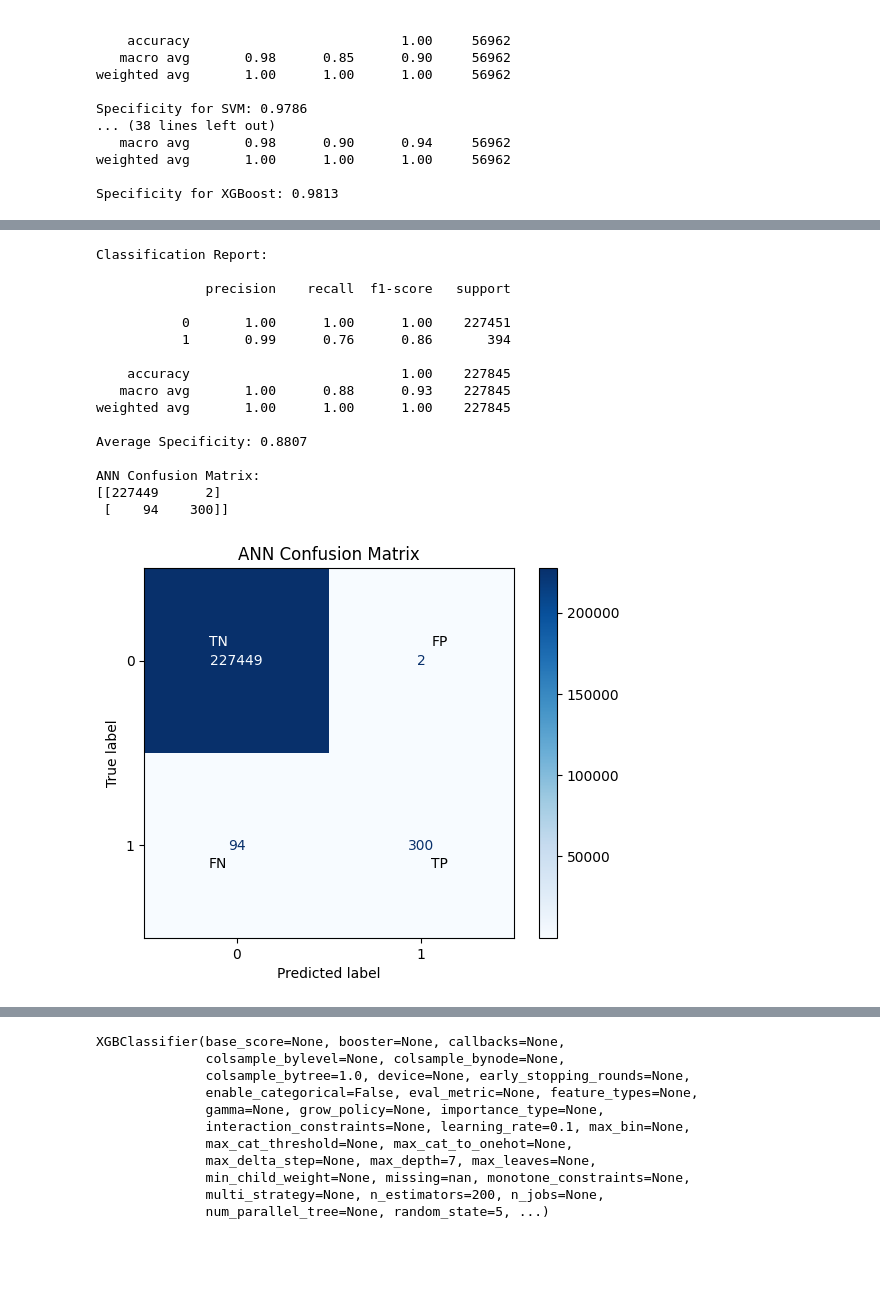
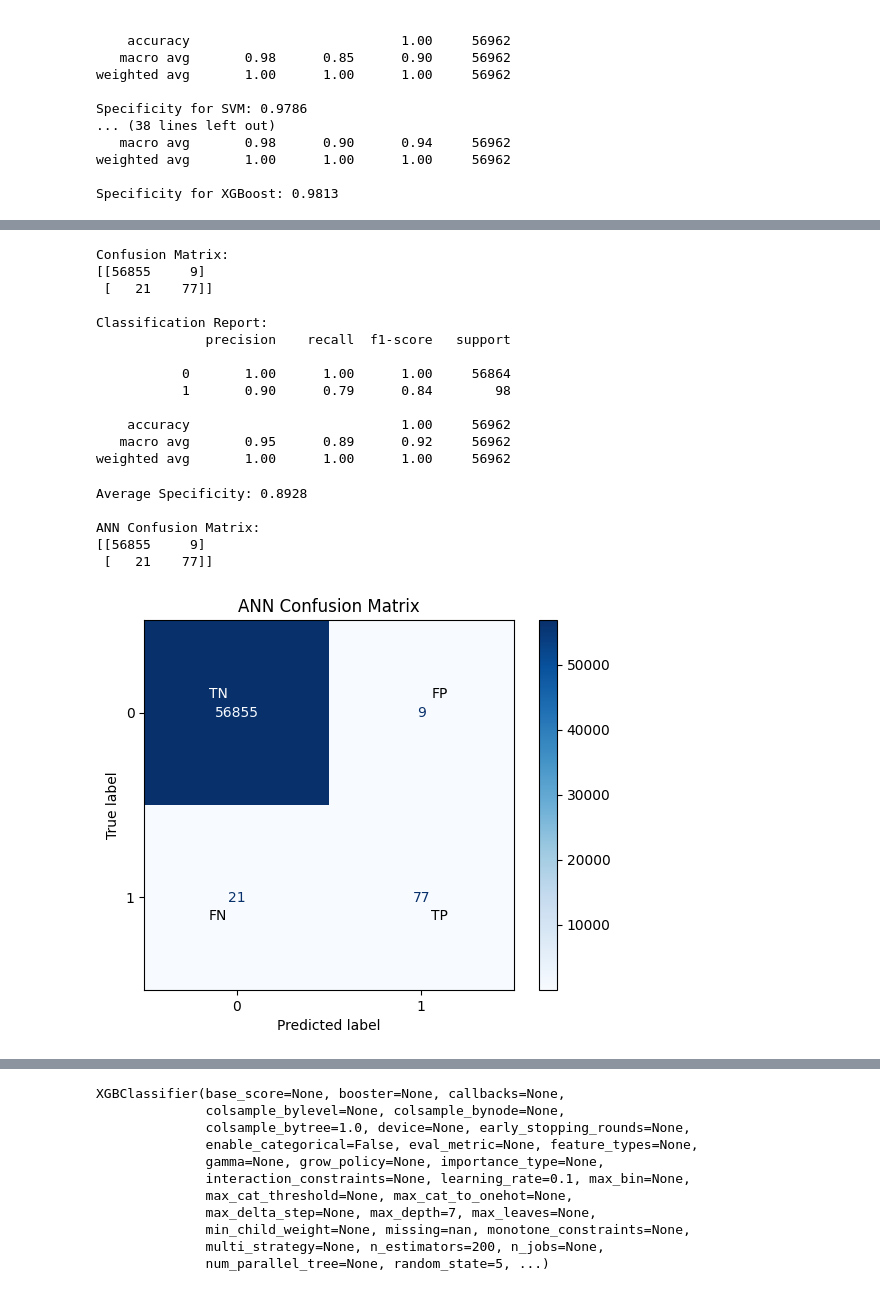
Before and after one commit to Oshgig/FRAUD-DETECTION, a Jupyter notebook: Project_code.ipynb, the cells around one changed output, grey strips where cells are left out. Drawn from its saved outputs; the diff is of its cells as text; code cells hidden in the pictures; blank space fills up the shorter version.

```diff
--- a/Project_code.ipynb
+++ b/Project_code.ipynb
@@ -580,46 +570,56 @@ weighted avg       1.00      1.00      1.00    227845
+# %%
+# Confusion Matrix and Classification Report
+conf_matrix = confusion_matrix(y_test, y_pred)
+class_report = classification_report(y_test, y_pred)
+
+# Print the results
+print("Confusion Matrix:")
+print(conf_matrix)
+
+print("\nClassification Report:")
+print(class_report)
+# %% [output]
+Confusion Matrix:
+[[56855     9]
+ [   21    77]]
+
+Classification Report:
+              precision    recall  f1-score   support
+
+           0       1.00      1.00      1.00     56864
+           1       0.90      0.79      0.84        98
+
+    accuracy                           1.00     56962
+   macro avg       0.95      0.89      0.92     56962
+weighted avg       1.00      1.00      1.00     56962
 # %%
-conf_matrix = confusion_matrix(y_train, predictions_labels)
 # Calculate specificity for each class
 num_classes = conf_matrix.shape[0]
 specificities = []
 
 for i in range(num_classes):
     # True Negatives (TN) for class i
     tn = np.sum([conf_matrix[j, j] for j in range(num_classes) if j != i])
     # False Positives (FP) for class i
     fp = np.sum(conf_matrix[:, i]) - conf_matrix[i, i]
     # Calculate specificity
     specificity = tn / (tn + fp) if (tn + fp) != 0 else 0
     specificities.append(specificity)
 
 # Calculate the average specificity across all classes
 avg_specificity = np.mean(specificities)
 
-# Print classification report
-print("Classification Report:\n")
-print(classification_report(y_train, predictions_labels))
 
 # Print average specificity
 print(f"Average Specificity: {avg_specificity:.4f}")
 
 
 # Generate and plot confusion matrix
-print_cm(y_train, predictions_labels, "ANN")
+print_cm(y_test, y_pred, "ANN")
 # %% [output]
-Classification Report:
-
-              precision    recall  f1-score   support
-
-           0       1.00      1.00      1.00    227451
-           1       0.99      0.76      0.86       394
-
-    accuracy                           1.00    227845
-   macro avg       1.00      0.88      0.93    227845
-weighted avg       1.00      1.00      1.00    227845
-
-Average Specificity: 0.8807
+Average Specificity: 0.8928
 
 ANN Confusion Matrix:
-[[227449      2]
- [    94    300]]
+[[56855     9]
+ [   21    77]]
-[figure, old version]
+[figure, new version]
```
Also changed, not shown: parts of 13 cells of this notebook.
